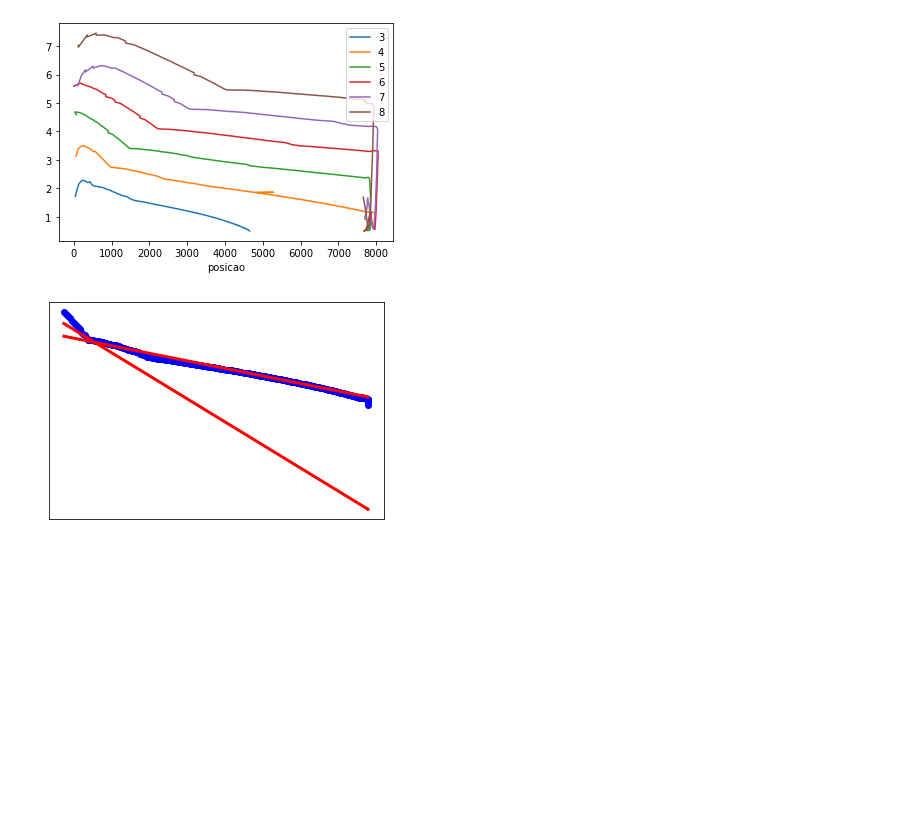
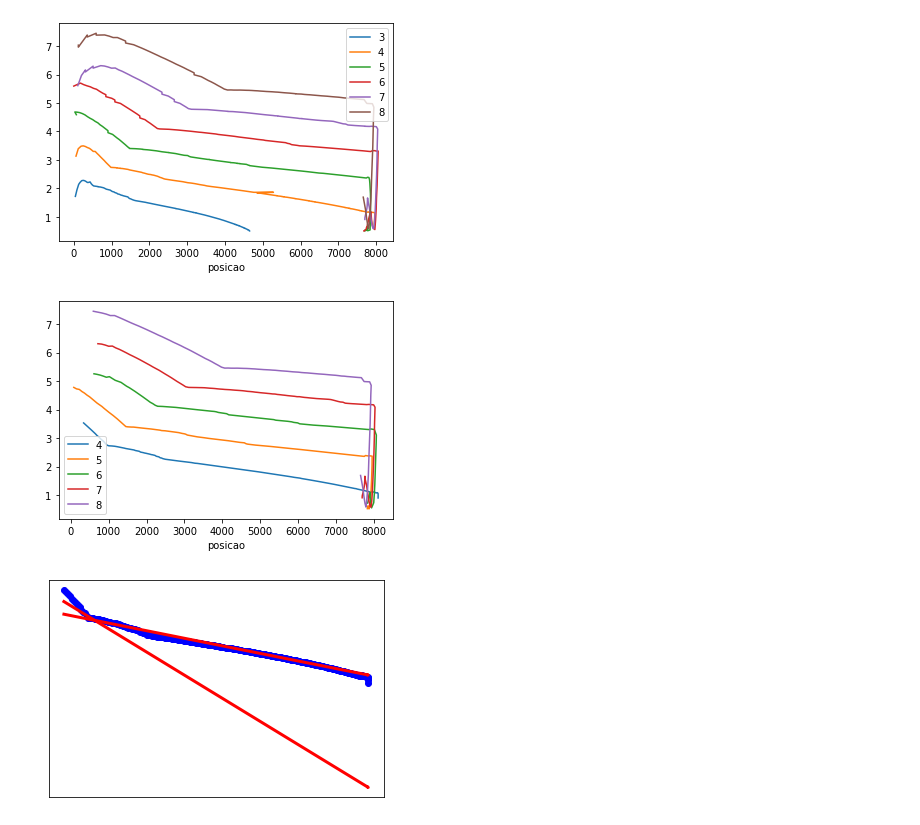
Before and after one commit to jpspm/Ball-analysis, a Jupyter notebook: analise.ipynb, the cells around one changed output. Drawn from its saved outputs; the diff is of its cells as text; code cells hidden in the pictures; blank space fills up the shorter version.

```diff
--- a/analise.ipynb
+++ b/analise.ipynb
@@ -92,9 +92,17 @@ def getInterception(a,b,a1,b1):
     return(x,y)
 # %%
 dfprecision = []
+forcas = []
 for i in range(4,9):
     dataframe = pd.read_csv('/home/jp/Documents/ssl-unification/bin/csv/'+str(i)+'.csv', header= None)
     dfprecision.append(getDftoIntercept(dataframe))
+    forcas.append(i)
+# %%
+ax = plt.subplot()
+for i in range(len(dfprecision)):
+    ax = dfprecision[i].plot(ax = ax, x = 'posicao',y = 'velocidade', kind = 'line', label = str(forcas[i]))
+# %% [output]
+[figure, added]
 # %%
 angular1 = []
 angular2 = []
```
Also changed, not shown: parts of 10 cells of this notebook.
